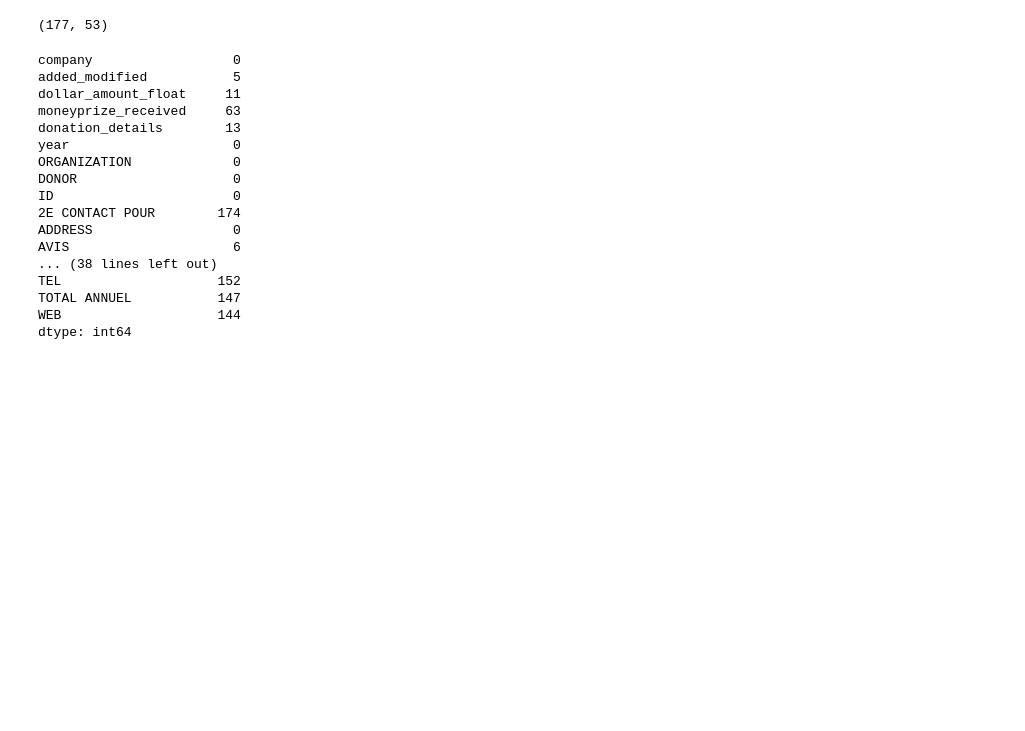
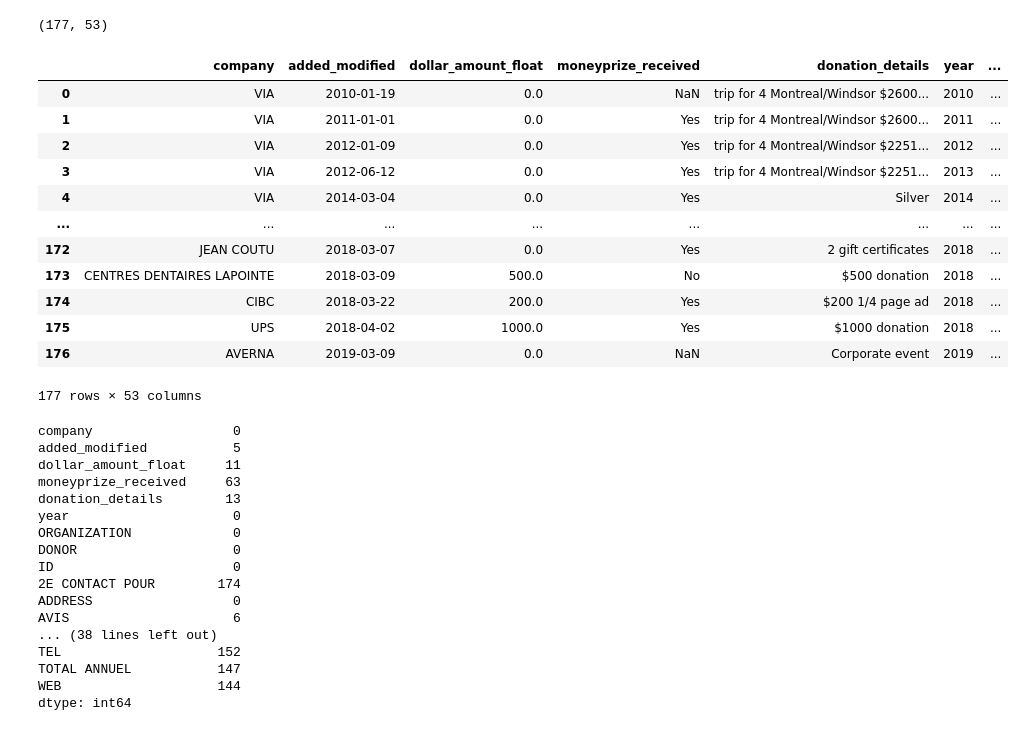
Before and after one commit to carlosfg97/Kurling4Kids, a Jupyter notebook: dataset_merge/merge_donors_organizations.ipynb, the cells around one changed output. Cells and saved outputs as stored; diff of their text form; code cells hidden in the pictures; blank space fills up the shorter version.

```diff
--- a/dataset_merge/merge_donors_organizations.ipynb
+++ b/dataset_merge/merge_donors_organizations.ipynb
@@ -200,5 +200,21 @@ df = df_donors_match.merge(df_fonds, how='left', on='ID', suffixes=('', '_FND'))
 df.shape
 # %% [output]
 (177, 53)
+# %%
+df
+# %% [output]
+|  | company | added_modified | dollar_amount_float | moneyprize_received | donation_details | year | ... |
+| 0 | VIA | 2010-01-19 | 0.0 | NaN | trip for 4 Montreal/Windsor $2600... | 2010 | ... |
+| 1 | VIA | 2011-01-01 | 0.0 | Yes | trip for 4 Montreal/Windsor $2600... | 2011 | ... |
+| 2 | VIA | 2012-01-09 | 0.0 | Yes | trip for 4 Montreal/Windsor $2251... | 2012 | ... |
+| 3 | VIA | 2012-06-12 | 0.0 | Yes | trip for 4 Montreal/Windsor $2251... | 2013 | ... |
+| 4 | VIA | 2014-03-04 | 0.0 | Yes | Silver | 2014 | ... |
+| ... | ... | ... | ... | ... | ... | ... | ... |
+| 172 | JEAN COUTU | 2018-03-07 | 0.0 | Yes | 2 gift certificates | 2018 | ... |
+| 173 | CENTRES DENTAIRES LAPOINTE | 2018-03-09 | 500.0 | No | $500 donation | 2018 | ... |
+| 174 | CIBC | 2018-03-22 | 200.0 | Yes | $200 1/4 page ad | 2018 | ... |
+| 175 | UPS | 2018-04-02 | 1000.0 | Yes | $1000 donation | 2018 | ... |
+| 176 | AVERNA | 2019-03-09 | 0.0 | NaN | Corporate event | 2019 | ... |
+177 rows × 53 columns
 # %%
 #obviously, most companies will have null values in their foundation attributes, but we can still keep the info for the ones that do
```
Also changed, not shown: parts of 2 cells of this notebook, 3 other files.
